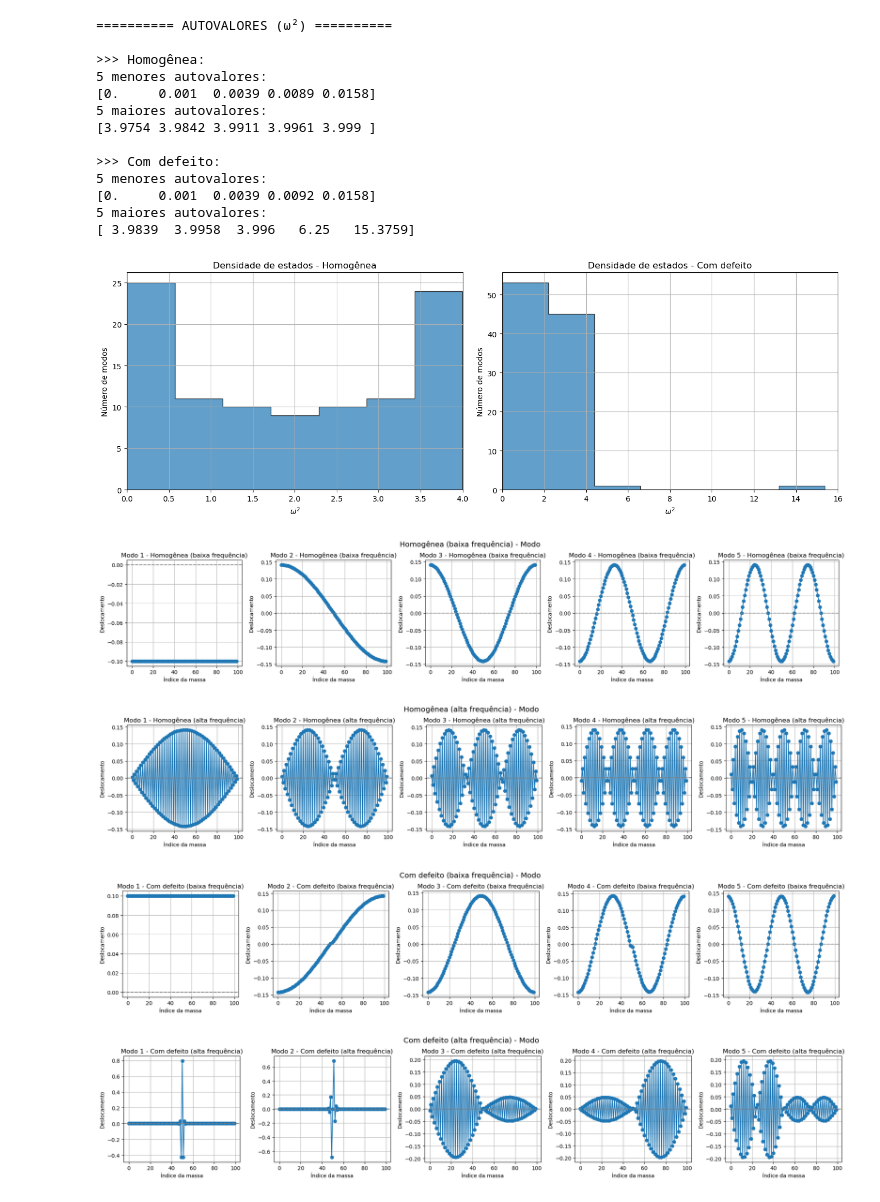
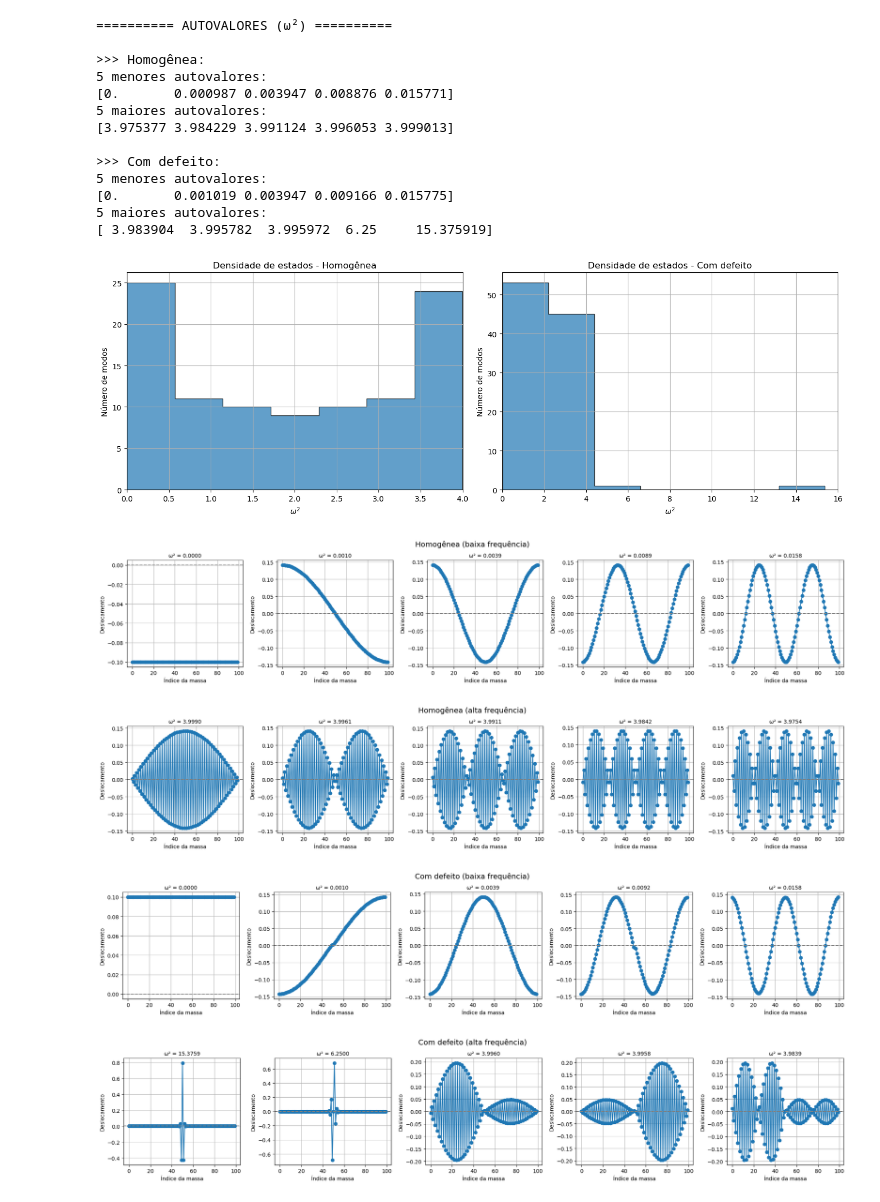
Before and after one commit to KaiqueFalcao/AV5, a Jupyter notebook: AV5.ipynb, the cells around one changed output. Saved outputs shown, nothing was run; the diff lists cells and outputs as text; code cells hidden in the pictures.

```diff
--- a/AV5.ipynb
+++ b/AV5.ipynb
@@ -96,50 +96,55 @@ plt.show()
 
 # ---------- MODOS NORMAIS - SUBPLOTS ORGANIZADOS ----------
 
-def plot_modos_subplot(eigvecs, titulo_base, tipo, indices, N):
+def plot_modos_subplot(eigvecs, eigvals, tipo, indices, N):
     fig, axs = plt.subplots(1, 5, figsize=(20, 4))
     for i, idx in enumerate(indices):
         axs[i].plot(eigvecs[:, idx], marker='o')
         axs[i].axhline(0, color='gray', linestyle='--')
-        axs[i].set_title(f'{titulo_base} {i+1} - {tipo}')
+
+        axs[i].set_title(f'\nω² = {eigvals[idx]:.4f}', fontsize=10)
+
         axs[i].set_xlabel('Índice da massa')
         axs[i].set_ylabel('Deslocamento')
         axs[i].grid(True)
-    fig.suptitle(f'{tipo} - {titulo_base}', fontsize=14)
+
+    fig.suptitle(f'{tipo}', fontsize=14)
     fig.tight_layout()
     fig.subplots_adjust(top=0.85)
     plt.show()
 
-# Homogênea - menores frequências (índices 0 a 4)
-plot_modos_subplot(eigvecs_h, 'Modo', 'Homogênea (baixa frequência)', range(5), N)
 
-# Homogênea - maiores frequências (índices -1 a -5)
-plot_modos_subplot(eigvecs_h, 'Modo', 'Homogênea (alta frequência)', range(N-1, N-6, -1), N)
+
+# Homogênea - menores frequências
+plot_modos_subplot(eigvecs_h, eigvals_h[idx_h], 'Homogênea (baixa frequência)', range(5), N)
+
+# Homogênea - maiores frequências
+plot_modos_subplot(eigvecs_h, eigvals_h[idx_h], 'Homogênea (alta frequência)', range(N-1, N-6, -1), N)
 
 # Defeito - menores frequências
-plot_modos_subplot(eigvecs_d, 'Modo', 'Com defeito (baixa frequência)', range(5), N)
+plot_modos_subplot(eigvecs_d, eigvals_d[idx_d], 'Com defeito (baixa frequência)', range(5), N)
 
 # Defeito - maiores frequências
-plot_modos_subplot(eigvecs_d, 'Modo', 'Com defeito (alta frequência)', range(N-1, N-6, -1), N)
+plot_modos_subplot(eigvecs_d, eigvals_d[idx_d], 'Com defeito (alta frequência)', range(N-1, N-6, -1), N)
 # %% [output]
 ========== AUTOVALORES (ω²) ==========
 
 >>> Homogênea:
 5 menores autovalores:
-[0.     0.001  0.0039 0.0089 0.0158]
+[0.       0.000987 0.003947 0.008876 0.015771]
 5 maiores autovalores:
-[3.9754 3.9842 3.9911 3.9961 3.999 ]
+[3.975377 3.984229 3.991124 3.996053 3.999013]
 
 >>> Com defeito:
 5 menores autovalores:
-[0.     0.001  0.0039 0.0092 0.0158]
+[0.       0.001019 0.003947 0.009166 0.015775]
 5 maiores autovalores:
-[ 3.9839  3.9958  3.996   6.25   15.3759]
+[ 3.983904  3.995782  3.995972  6.25     15.375919]
 [figure]
-[figure, old version]
+[figure, new version]
-[figure, old version]
+[figure, new version]
-[figure, old version]
+[figure, new version]
-[figure, old version]
+[figure, new version]
 # %%
 # Parâmetros
 N = 1000
```
Also changed, not shown: parts of 2 cells of this notebook.
